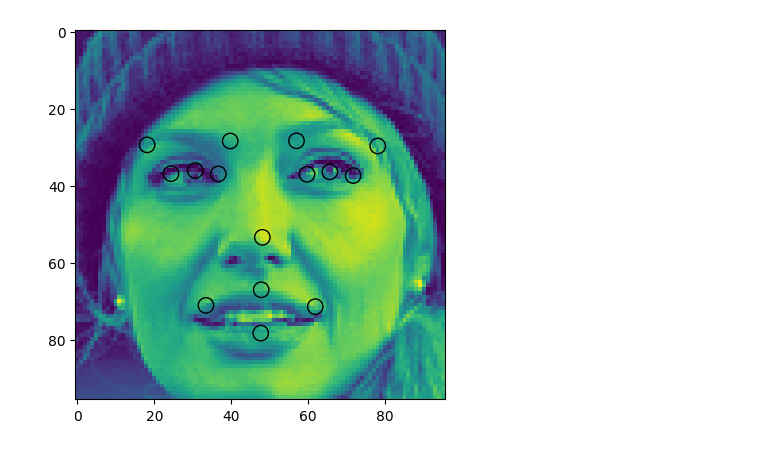
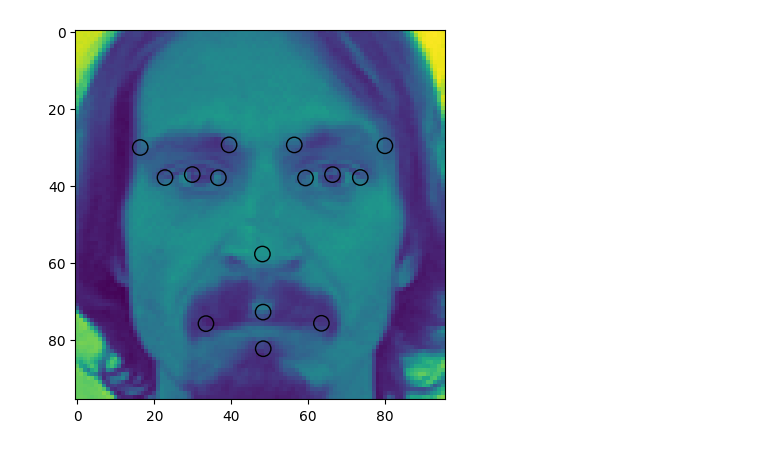
Before and after one commit to PioRow/WTUM_2024_zespol_4, a Jupyter notebook: MLPModel/Training_2.ipynb, the cells around one changed output. Drawn from its saved outputs; the diff is of its cells as text; code cells hidden in the pictures.

Commit message:
dodatnie testu modelu, zapis modelu

```diff
--- a/MLPModel/Training_2.ipynb
+++ b/MLPModel/Training_2.ipynb
@@ -25,26 +16,39 @@ tensor([ 0.1252, -0.0611, -0.0778, -0.1020, -0.0603, -0.1556,  0.0501, -0.0044,
 # %%
 device = torch.device("cuda:0" if torch.cuda.is_available() else "cpu")
 dataloader = DataLoader(train_dataset, batch_size=20, shuffle=True, num_workers=2)
-epochs=50
+model=Model_2.MLP(9216,30).double()
+
+#meta params
+epochs=100
 learning_rate=0.005
 samples=len(train_dataset)
 batches=math.ceil(samples/20)
+loss_values=[]
 
 criterion = nn.MSELoss().double()
 optimizer = torch.optim.Adam(model.parameters(),lr=learning_rate)
 # %%
-
+#training
 for epoch in range(epochs):
+    epoch_loss=0.0
     for i,(inputs,labels) in enumerate(dataloader):
+        inputs=inputs.to(device)
+        labels=labels.to(device)
 
         #forward
         outputs = model(inputs)
         loss=criterion(outputs,labels)
+        epoch_loss+=loss.item()
 
         #backward
         optimizer.zero_grad()
         loss.backward()
         optimizer.step()
-        if (epoch+1)%5==0:
-            print(f'Epoch {epoch+1}/{epochs} step {i+1}/{batches} input {inputs.shape} loss={loss.item()}')
+
+        if (epoch+1)%10==0 and i%10==0:
+            print(f'Epoch {epoch+1}/{epochs} step {i+1}/{batches} loss={loss.item()}')
+
+    loss_values.append(epoch_loss/len(train_dataset))
+
+plt.plot(loss_values)
 # %% [output]
@@ -75,0 +79,10 @@ tensor([66.9481, 38.0736, 28.9844, 37.9417, 59.3541, 39.1691, 74.8273, 39.0562,
+# %%
+# testing
+with torch.no_grad():
+    test_samples=0
+    accurate_samples=0
+    for i,(inputs,labels) in enumerate(test_dataset):
+        test_samples+=30
+        accurate_samples+=((model(inputs)-labels)*48<2).sum().item()
+        if(i%50==0):
+            print(f"test set elements: {i}, test_samples: {test_samples}, accurate_samples: {accurate_samples} accuracy: {accurate_samples/test_samples*100}%")
@@ -76,17 +103,17 @@ tensor([66.9481, 38.0736, 28.9844, 37.9417, 59.3541, 39.1691, 74.8273, 39.0562,
 # %%
 # test set prediction visualization
 import matplotlib.pyplot as plt
 import matplotlib.patches as patches
-Pred=(model(test_dataset[0][0]).detach().numpy()+1)*48
-Im=test_dataset[0][0].numpy().reshape(96,96)
+Pred=(model(test_dataset[2][0]).detach().numpy()+1)*48
+Im=test_dataset[2][0].numpy().reshape(96,96)
 fig,ax=plt.subplots(1)
 ax.imshow(Im)
 for i in range(0,30,2):
     circ=patches.Circle((Pred[i],Pred[i+1]),fill=False,radius=2)
     ax.add_patch(circ)
 plt.show()
 # %% [output]
-[figure, old version]
+[figure, new version]
 # %%
 torch.save(optimizer.state_dict(),"Model2Optimizer.pth")
 torch.save(model.state_dict(),"Model2Model.pth")
```
Also changed, not shown: parts of 7 cells of this notebook, 1 other file.
